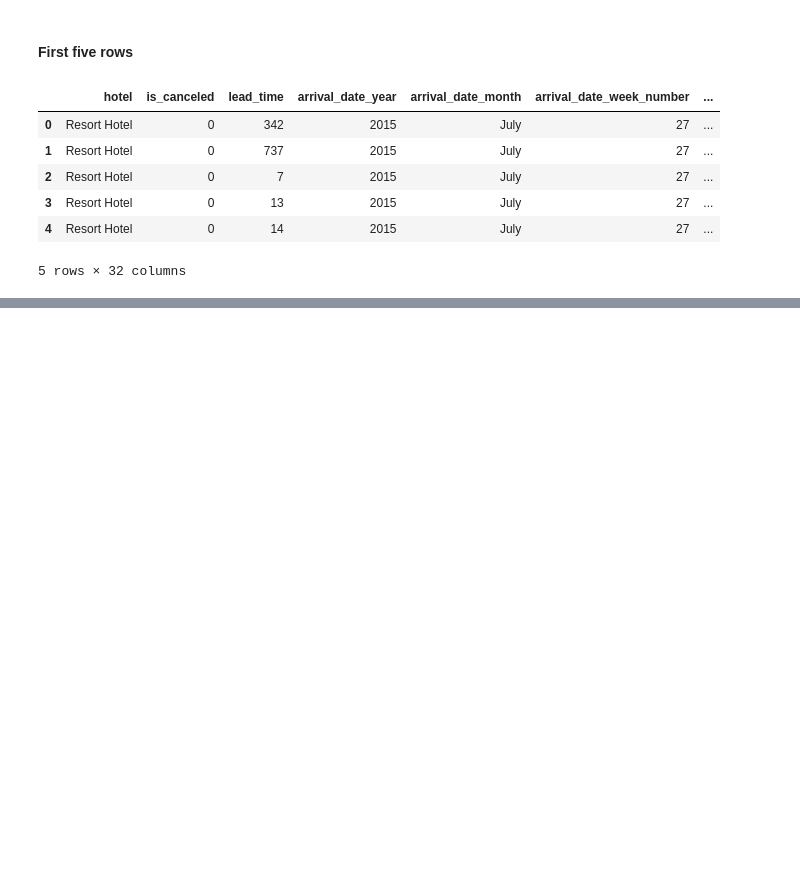
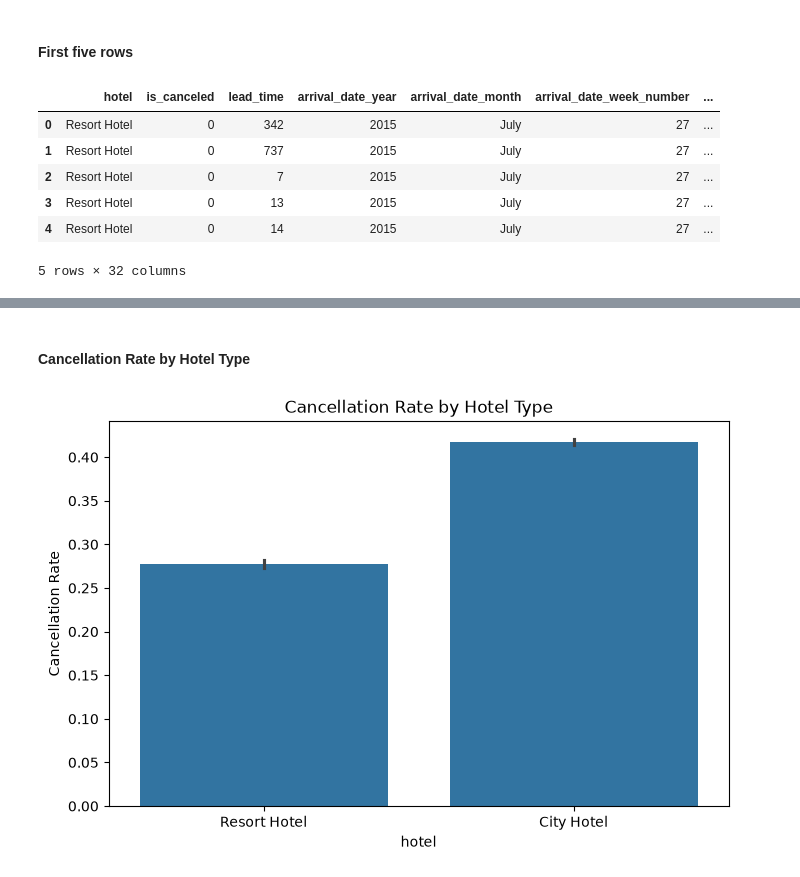
Before and after one commit to Madhumathi-2009/PDS_WeeklyTask, a Jupyter notebook: Hotel_Booking.ipynb, the cells around one changed output, grey strips where cells are left out. Cells and saved outputs as stored; diff of their text form; code cells hidden in the pictures; blank space fills up the shorter version.

```diff
--- a/Hotel_Booking.ipynb
+++ b/Hotel_Booking.ipynb
@@ -34,0 +268,10 @@ df.head()
+# %% [markdown]
+#### Cancellation Rate by Hotel Type
+# %%
+plt.figure(figsize=(8,5))
+sns.barplot(x='hotel', y='is_canceled', data=df)
+plt.title('Cancellation Rate by Hotel Type')
+plt.ylabel('Cancellation Rate')
+plt.show()
+# %% [output]
+[figure, added]
```
Also changed, not shown: parts of 58 cells of this notebook.
